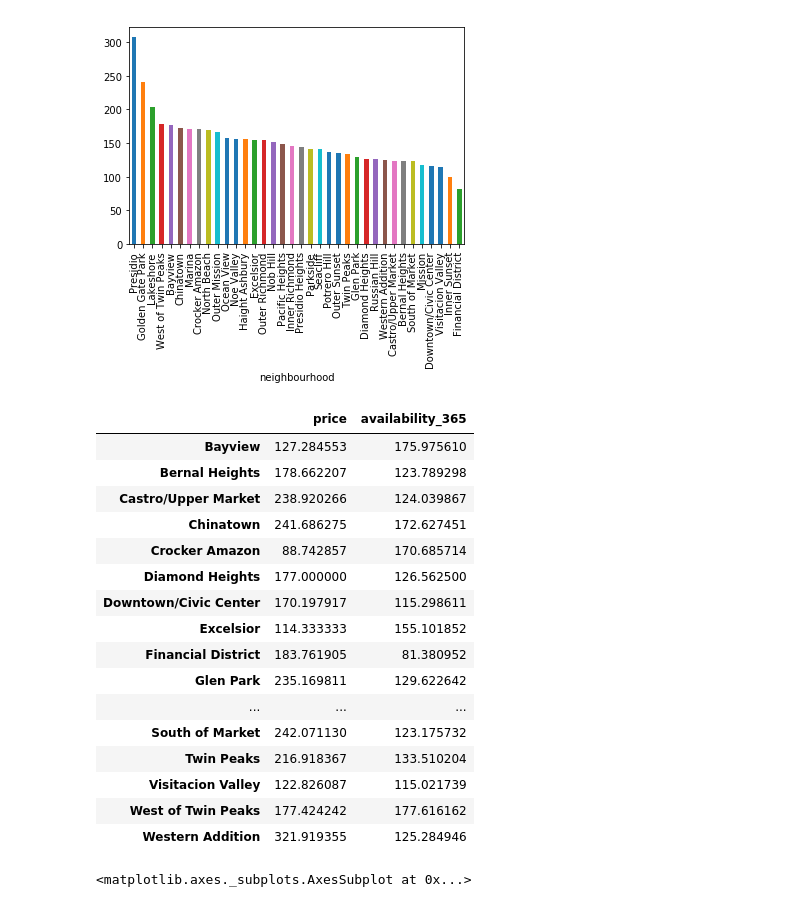
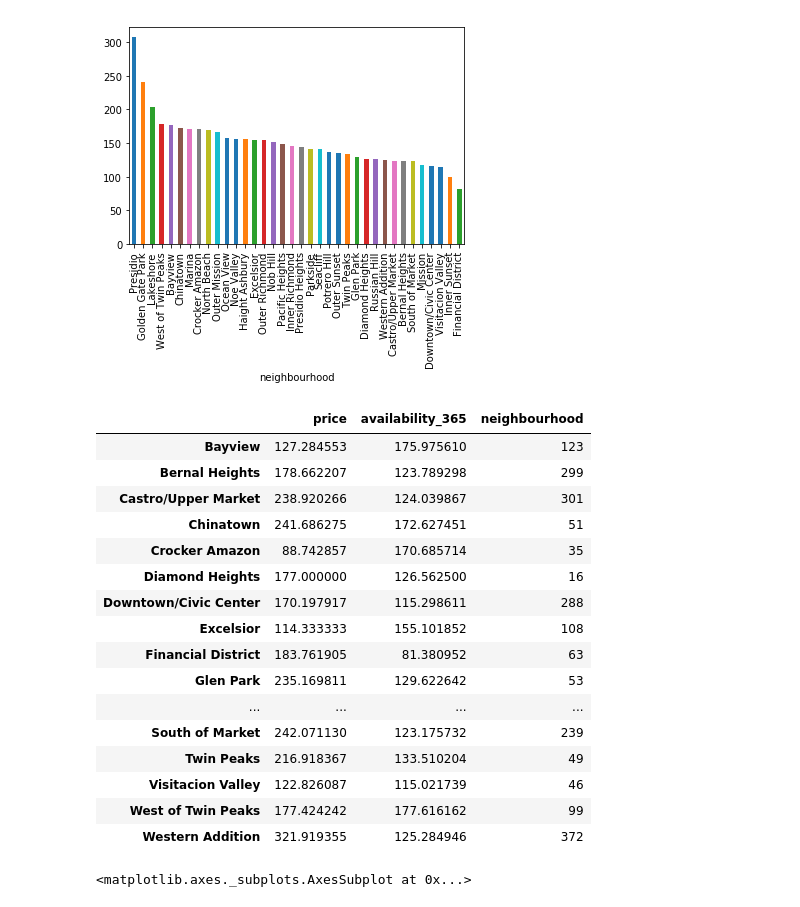
Before and after one commit to forheart81/Data-Science, a Jupyter notebook: SF_Airbnb_Capstone1.ipynb, the cells around one changed output. Saved outputs shown, nothing was run; the diff lists cells and outputs as text; code cells hidden in the pictures.

```diff
--- a/SF_Airbnb_Capstone1.ipynb
+++ b/SF_Airbnb_Capstone1.ipynb
@@ -31,2 +35,3 @@ print(df.head())
 # %%
-df_bydistrict = df['neighbourhood'].value_counts(dropna=False)
+nh_counts = df['neighbourhood'].value_counts(dropna=False)
+nh_counts
@@ -65,26 +99,26 @@ nh_avail.plot(kind='bar')
 <matplotlib.axes._subplots.AxesSubplot at 0x...>
 [figure]
 # %%
-price_avail = pd.concat([nh_price, nh_avail], axis = 1)
+price_avail = pd.concat([nh_price, nh_avail, nh_counts], axis = 1)
 price_avail
 # %% [output]
-|  | price | availability_365 |
-| Bayview | 127.284553 | 175.975610 |
-| Bernal Heights | 178.662207 | 123.789298 |
-| Castro/Upper Market | 238.920266 | 124.039867 |
-| Chinatown | 241.686275 | 172.627451 |
-| Crocker Amazon | 88.742857 | 170.685714 |
-| Diamond Heights | 177.000000 | 126.562500 |
-| Downtown/Civic Center | 170.197917 | 115.298611 |
-| Excelsior | 114.333333 | 155.101852 |
-| Financial District | 183.761905 | 81.380952 |
-| Glen Park | 235.169811 | 129.622642 |
-| ... | ... | ... |
-| South of Market | 242.071130 | 123.175732 |
-| Twin Peaks | 216.918367 | 133.510204 |
-| Visitacion Valley | 122.826087 | 115.021739 |
-| West of Twin Peaks | 177.424242 | 177.616162 |
-| Western Addition | 321.919355 | 125.284946 |
+|  | price | availability_365 | neighbourhood |
+| Bayview | 127.284553 | 175.975610 | 123 |
+| Bernal Heights | 178.662207 | 123.789298 | 299 |
+| Castro/Upper Market | 238.920266 | 124.039867 | 301 |
+| Chinatown | 241.686275 | 172.627451 | 51 |
+| Crocker Amazon | 88.742857 | 170.685714 | 35 |
+| Diamond Heights | 177.000000 | 126.562500 | 16 |
+| Downtown/Civic Center | 170.197917 | 115.298611 | 288 |
+| Excelsior | 114.333333 | 155.101852 | 108 |
+| Financial District | 183.761905 | 81.380952 | 63 |
+| Glen Park | 235.169811 | 129.622642 | 53 |
+| ... | ... | ... | ... |
+| South of Market | 242.071130 | 123.175732 | 239 |
+| Twin Peaks | 216.918367 | 133.510204 | 49 |
+| Visitacion Valley | 122.826087 | 115.021739 | 46 |
+| West of Twin Peaks | 177.424242 | 177.616162 | 99 |
+| Western Addition | 321.919355 | 125.284946 | 372 |
 # %%
 price_avail.plot(kind = 'scatter', x = 'price', y = 'availability_365')
 # Maybe I need to group these neighbourhoods into bigger district.
```
Also changed, not shown: parts of 44 cells of this notebook.
